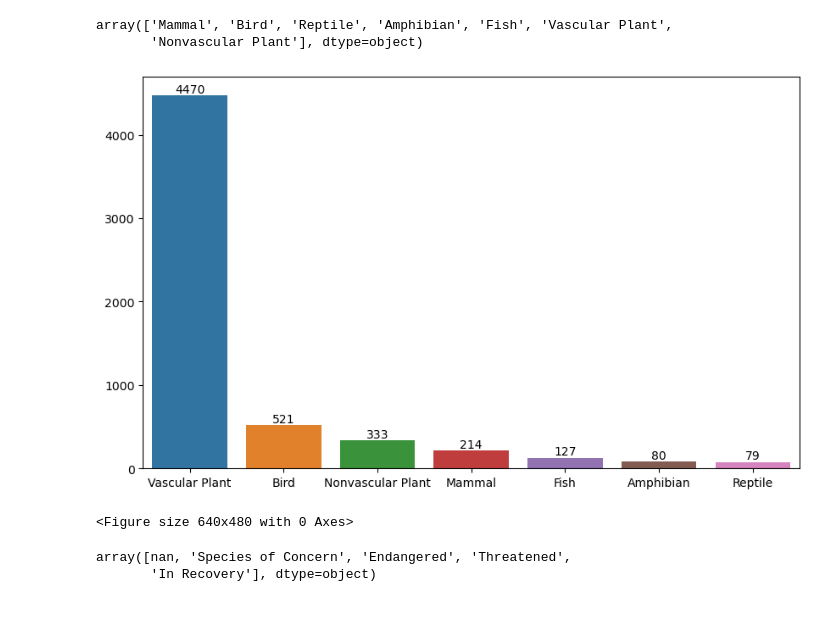
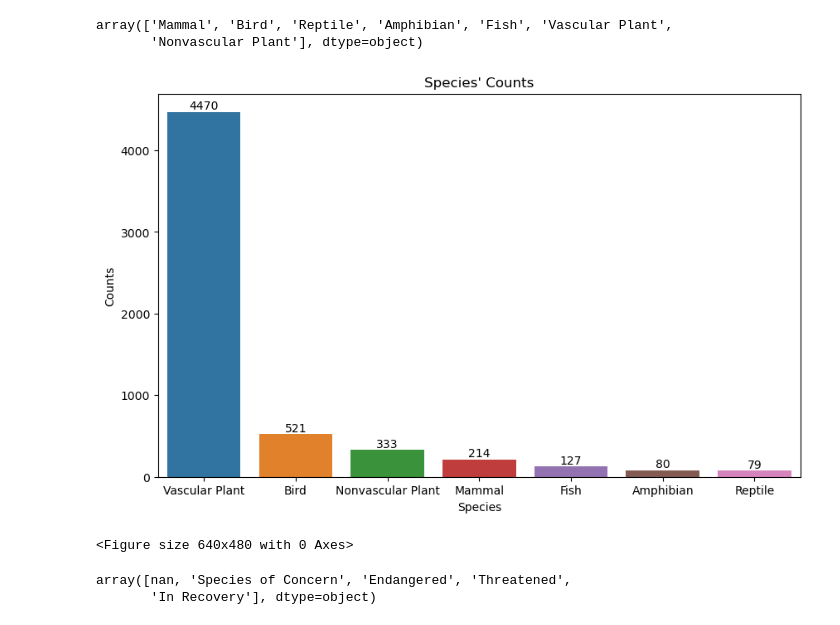
Before and after one commit to YSKAA423/Biodiversity-in-National-Parks, a Jupyter notebook: biodiversity.ipynb, the cells around one changed output. Saved outputs shown, nothing was run; the diff lists cells and outputs as text; code cells hidden in the pictures.

```diff
--- a/biodiversity.ipynb
+++ b/biodiversity.ipynb
@@ -122,14 +122,17 @@ array(['Mammal', 'Bird', 'Reptile', 'Amphibian', 'Fish', 'Vascular Plant',
 # %%
 # To plot the counts of each species
 species = list(Species.category.value_counts().index)
 counts = list(Species.category.value_counts())
 plt.figure(figsize=(10,6)) # Adjusting the figure for more readability
 ax = sns.barplot(x = species, y= counts) # Seaborn used to ease up the process of setting x_ticks
 ax.bar_label(ax.containers[0]) # To show values on each bar
+plt.xlabel("Species")
+plt.ylabel("Counts")
+plt.title("Species' Counts")
 plt.show()
 plt.clf()
 # %% [output]
-[figure, old version]
+[figure, new version]
 <Figure size 640x480 with 0 Axes>
 # %%
 # What are the different values of conservation status
```
Also changed, not shown: parts of 25 cells of this notebook.
